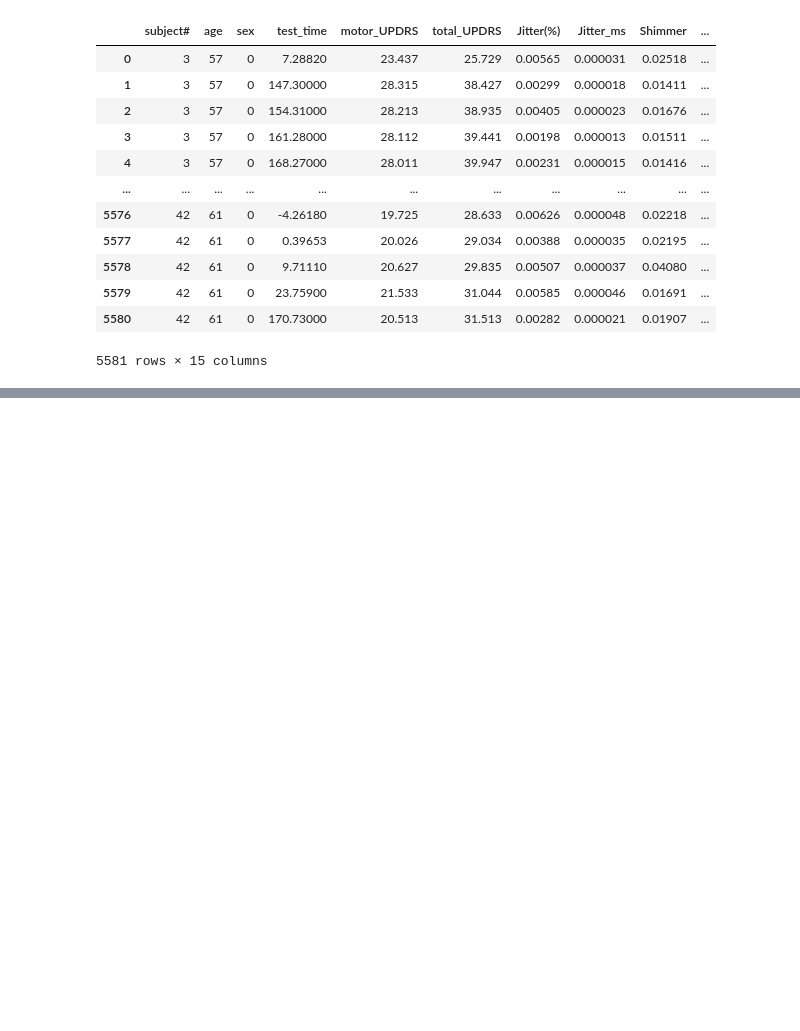
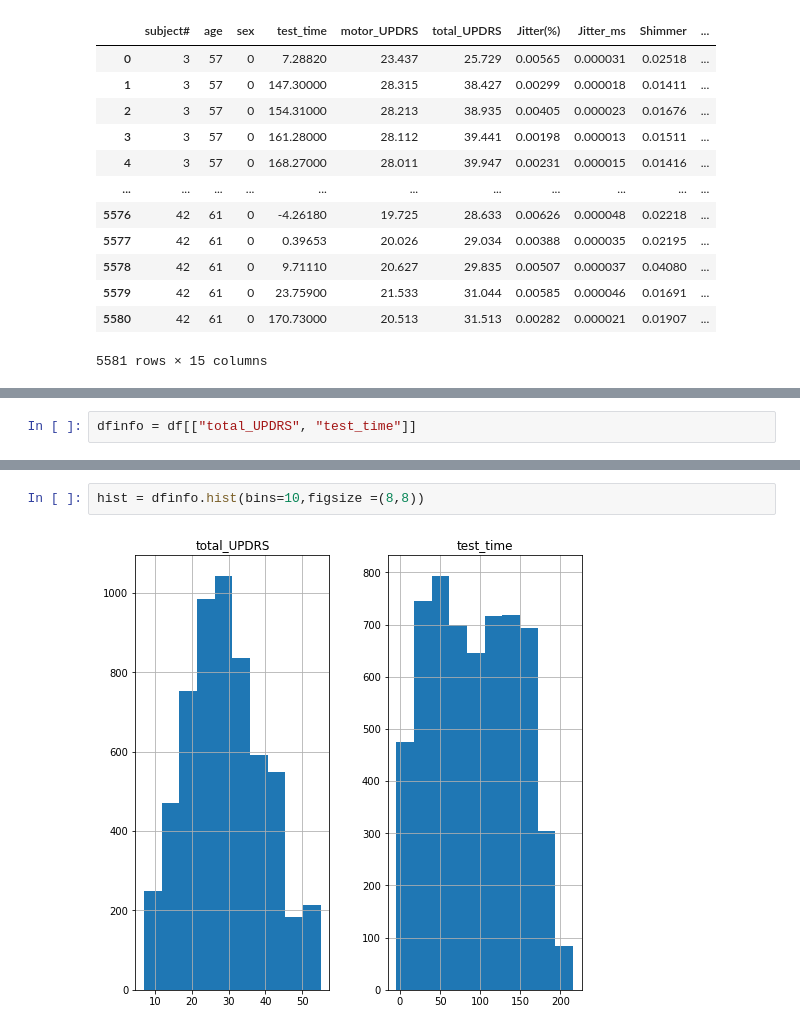
Before and after one commit to data301-2020-winter2/course-project-group_1014, a Jupyter notebook: analysis/Santi/Milestone2.ipynb, the cells around one changed output, grey strips where cells are left out. Cells and saved outputs as stored; diff of their text form; blank space fills up the shorter version.

```diff
--- a/analysis/Santi/Milestone2.ipynb
+++ b/analysis/Santi/Milestone2.ipynb
@@ -98,0 +164,2 @@ load_and_process("C:\\Users\\Santi\\Desktop\\parkinsons_updrs.xls")
+# %%
+dfinfo = df[["total_UPDRS", "test_time"]]
@@ -98,0 +185,4 @@ load_and_process("C:\\Users\\Santi\\Desktop\\parkinsons_updrs.xls")
+# %%
+hist = dfinfo.hist(bins=10,figsize =(8,8))
+# %% [output]
+[figure, added]
```
Also changed, not shown: parts of 12 cells of this notebook, 1 other file.
